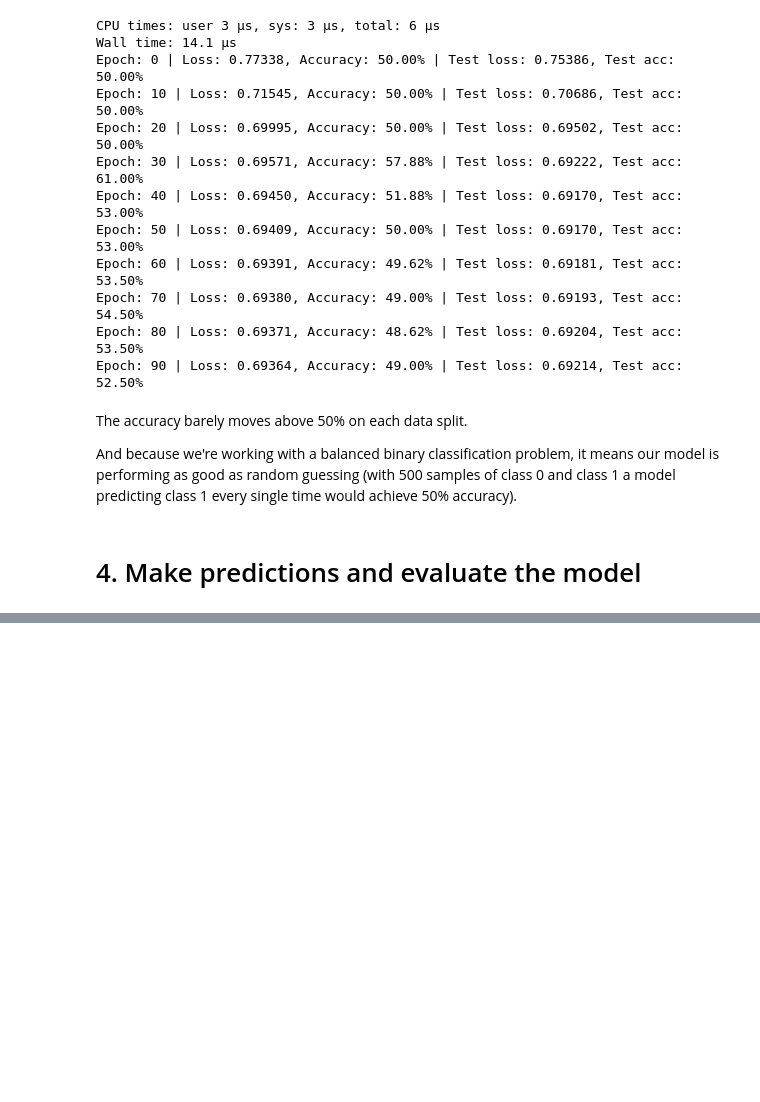
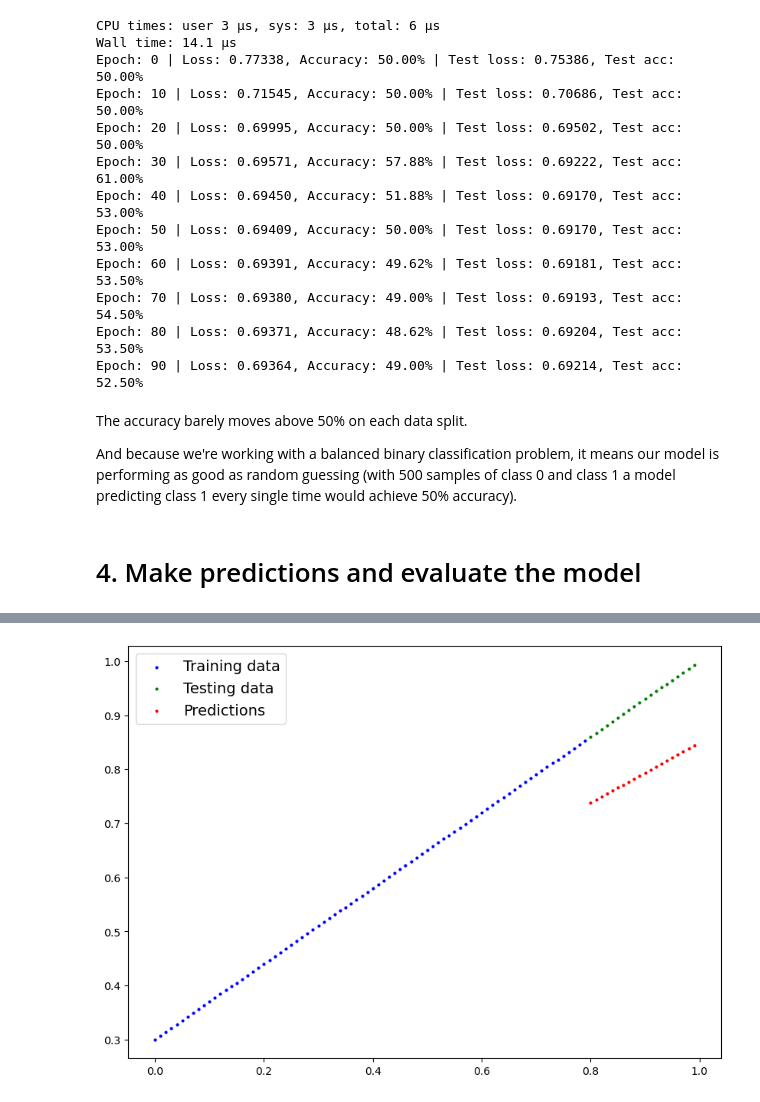
Before and after one commit to ZMbiubiubiu/zm-machine-learning-in-action, a Jupyter notebook: pytorch-deep-learning/02-classification.ipynb, the cells around one changed output, grey strips where cells are left out. Saved outputs shown, nothing was run; the diff lists cells and outputs as text; code cells hidden in the pictures; blank space fills up the shorter version.

```diff
--- a/pytorch-deep-learning/02-classification.ipynb
+++ b/pytorch-deep-learning/02-classification.ipynb
@@ -359,0 +496,29 @@ plot_decision_boundary(model_0, X_test, y_test)
+# %%
+loss_fn = nn.L1Loss()
+optimizer = torch.optim.SGD(params=model_2.parameters(),lr=0.1)
+# %%
+torch.manual_seed(42)
+
+epochs = 1000
+
+X_train, y_train = X_train.to(device), y_train.to(device)
+X_test, y_test = X_test.to(device), y_test.to(device)
+
+for epoch in range(epochs):
+    model_2.train()
+
+    y_pred = model_2(X_train)
+
+    loss = loss_fn(y_pred, y_train)
+
+    optimizer.zero_grad()
+    loss.backward()
+    optimizer.step()
+
+    model_2.eval()
+    with torch.inference_mode():
+        test_pred = model_2(X_test).squeeze()
+        test_loss = loss_fn(test_pred, y_test)
+
+    if epoch % 100 == 0:
+        print(f"Epoch: {epoch} | Loss: {loss:.5f} | Test loss: {test_loss:.5f}")
@@ -359,0 +536,17 @@ plot_decision_boundary(model_0, X_test, y_test)
+# %%
+# Turn on evaluation mode
+model_2.eval()
+
+# Make predictions (inference)
+with torch.inference_mode():
+    y_preds = model_2(X_test)
+
+# Plot data and predictions with data on the CPU (matplotlib can't handle data on the GPU)
+# (try removing .cpu() from one of the below and see what happens)
+plot_predictions(train_data=X_train.cpu(),
+                 train_labels=y_train.cpu(),
+                 test_data=X_test.cpu(),
+                 test_labels=y_test.cpu(),
+                 predictions=y_preds.cpu());
+# %% [output]
+[figure, added]
```
Also changed, not shown: parts of 52 cells of this notebook, 1 other file.
